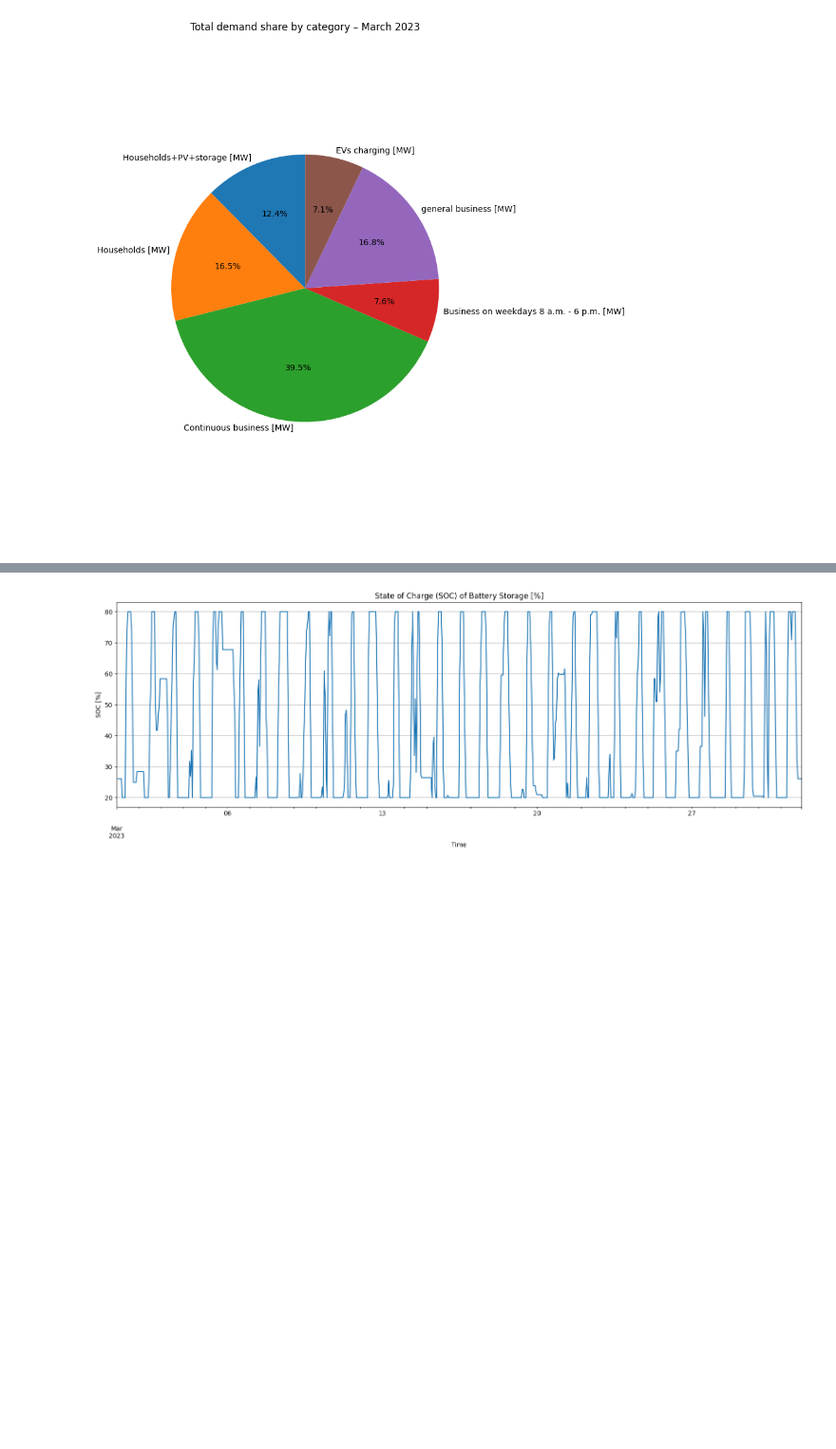
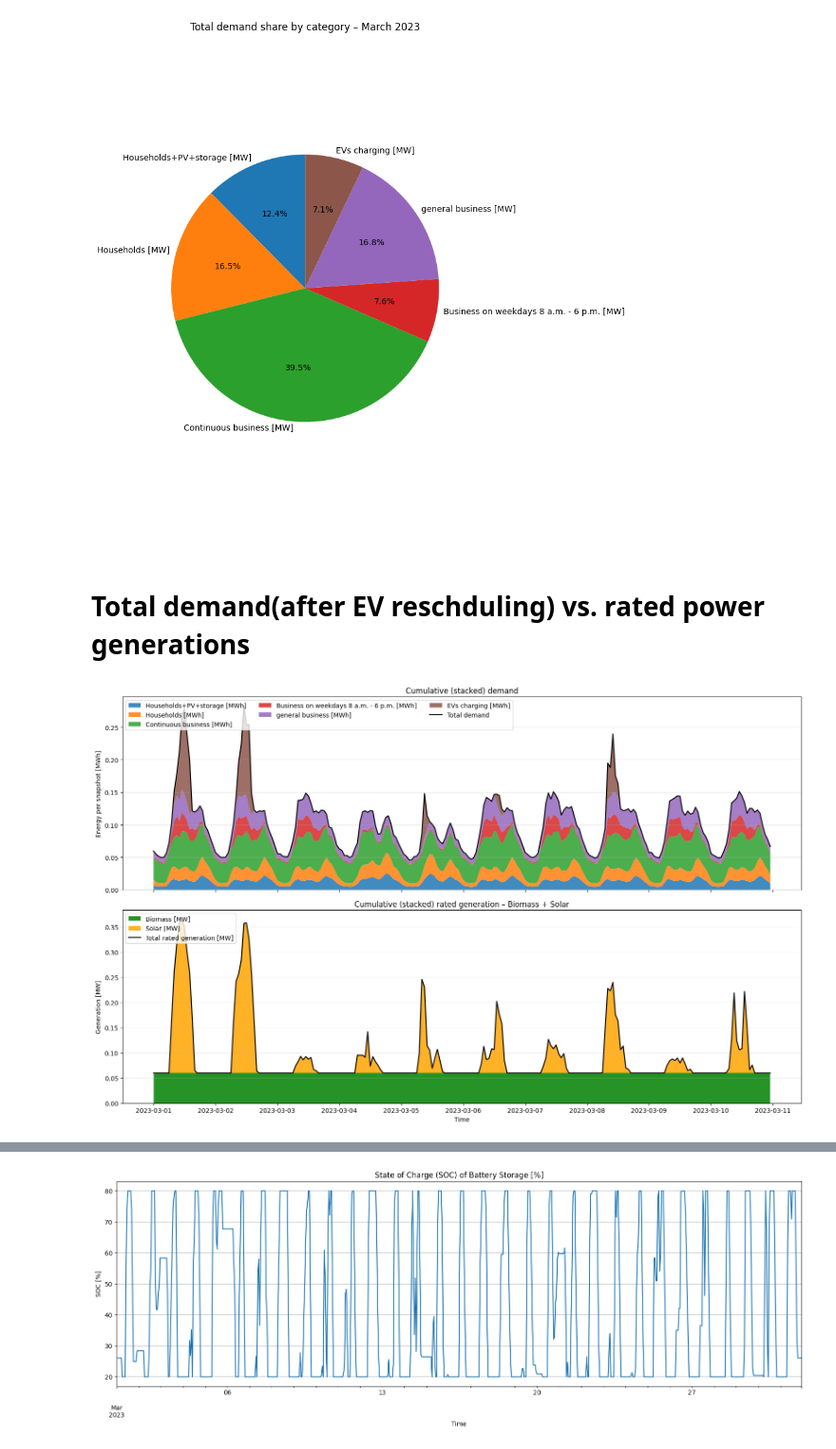
Before and after one commit to Moaztub/Master_thesis, a Jupyter notebook: BESS.ipynb, the cells around one changed output, grey strips where cells are left out. Shown at 95% size. Drawn from its saved outputs; the diff is of its cells as text; code cells hidden in the pictures; blank space fills up the shorter version.

```diff
--- a/BESS.ipynb
+++ b/BESS.ipynb
@@ -962,3 +932,77 @@ df_rated_solar = pd.DataFrame(
     index=snapshots,
     columns=["power[MW]"]
 )
+# %% [markdown]
+# Total demand(after EV reschduling) vs. rated power generations
+# %%
+import pandas as pd
+import matplotlib.pyplot as plt
+
+# ---------- Time window you can change ----------
+start_date = "2023-03-01"
+end_date   = "2023-03-10 23:00"
+
+# ---------- Demand breakdown (MWh) ----------
+# Build full-month then slice to the window
+snapshots = pd.date_range("2023-03-01 00:00", "2023-03-31 23:00", freq="h")
+
+df_Tot_demand_full = pd.DataFrame({
+    "Households+PV+storage [MWh]":                 tot_Houshold_pv_storage["tot_demand_Houshold_pv_storage_variants_[MWh]"],
+    "Households [MWh]":                            tot_Houshold["tot_demand_Houshold_variants_[MWh]"],
+    "Continuous business [MWh]":                   tot_flex_load["tot_demand_flex_load_variants_[MWh]"],
+    "Business on weekdays 8 a.m. - 6 p.m. [MWh]":  tot_Landswirtschaftsbetriebe["tot_demand_Landswirtschaftsbetriebe_variants_[MWh]"],
+    "general business [MWh]":                      tot_Gewerbe["tot_demand_Gewerbe_variants_[MWh]"],
+    "EVs charging [MWh]":                          Tot_EVs_charging["EVs demand [MWh]"],
+}).reindex(snapshots).fillna(0).astype(float)
+
+df_Tot_demand = df_Tot_demand_full.loc[start_date:end_date]
+total_demand  = df_Tot_demand.sum(axis=1)
+
+# ---------- Rated generation (MW) ----------
+df_rated_gen_full = pd.DataFrame({
+    "Biomass [MW]": df_rated_biomass["power[MW]"],
+    "Solar [MW]":   df_rated_solar["power[MW]"],
+}).astype(float)
+
+df_rated_gen = df_rated_gen_full.loc[start_date:end_date]
+total_gen    = df_rated_gen.sum(axis=1)
+
+# ---------- Plot (two subplots, shared x) ----------
+fig, (ax1, ax2) = plt.subplots(2, 1, figsize=(16, 10), sharex=True)
+
+# Top: Cumulative (stacked) demand (MWh)
+ax1.stackplot(
+    df_Tot_demand.index,
+    *(df_Tot_demand[col].values for col in df_Tot_demand.columns),
+    labels=df_Tot_demand.columns,
+    alpha=0.85
+)
+ax1.plot(df_Tot_demand.index, total_demand, linewidth=1.6, color="black", label="Total demand")
+ax1.set_title("Cumulative (stacked) demand")
+ax1.set_ylabel("Energy per snapshot [MWh]")
+ax1.legend(loc="upper left", ncol=3, frameon=True)
+
+# Bottom: Cumulative (stacked) rated generation (MW)
+ax2.stackplot(
+    df_rated_gen.index,
+    df_rated_gen["Biomass [MW]"].values,
+    df_rated_gen["Solar [MW]"].values,
+    labels=["Biomass [MW]", "Solar [MW]"],
+    colors=["green", "orange"],
+    alpha=0.85
+)
+ax2.plot(df_rated_gen.index, total_gen, linewidth=1.6, color="black", label="Total rated generation [MW]")
+ax2.set_title("Cumulative (stacked) rated generation – Biomass + Solar")
+ax2.set_xlabel("Time")
+ax2.set_ylabel("Generation [MW]")
+ax2.legend(loc="upper left", frameon=True)
+
+# --- Grid: horizontal only ---
+for ax in (ax1, ax2):
+    ax.grid(True, axis="y", alpha=0.3)
+    ax.grid(False, axis="x")
+
+fig.tight_layout()
+plt.show()
+# %% [output]
+[figure, added]
```
Also changed, not shown: parts of 42 cells of this notebook.
